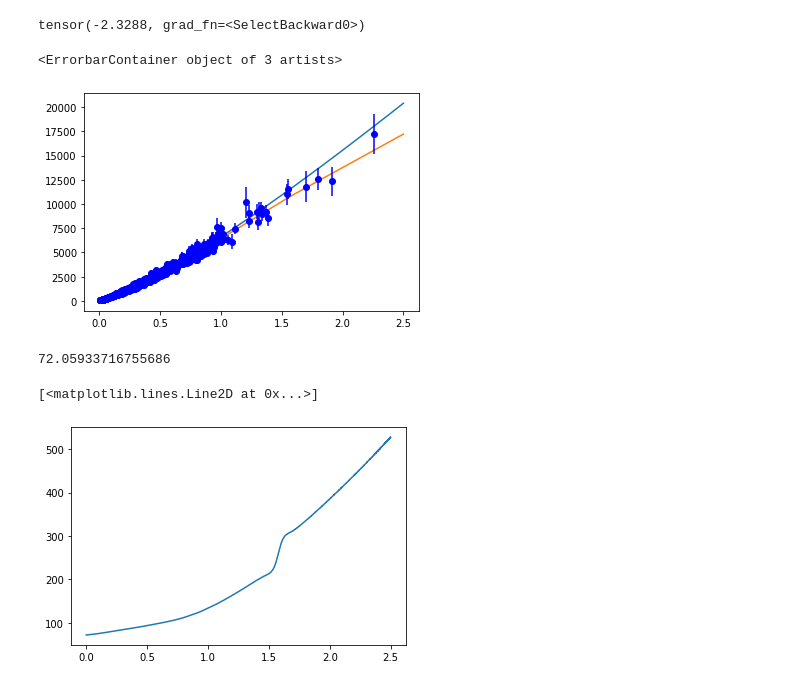
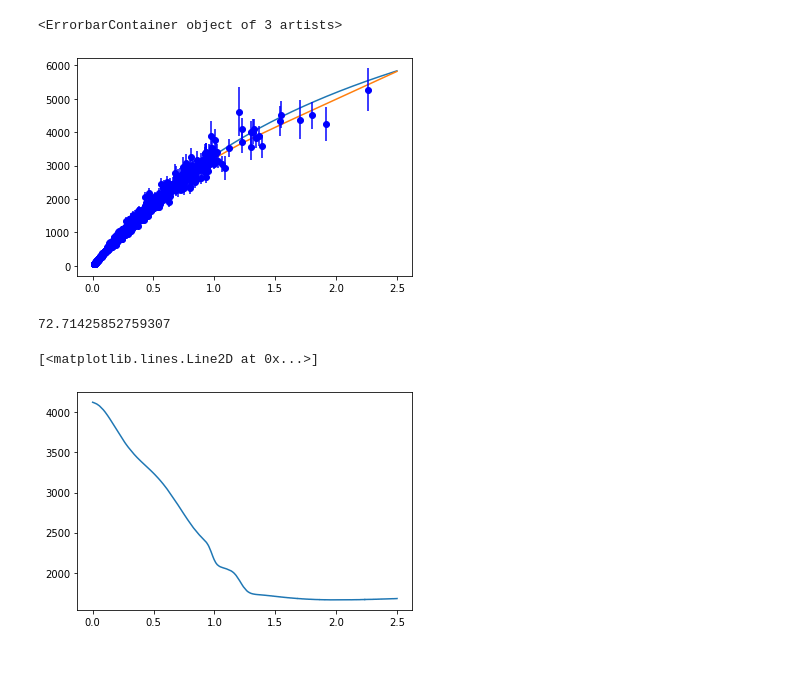
Before and after one commit to Ahmadmehrabi/GLM_Network, a Jupyter notebook: Sn_torch.ipynb, the cells around one changed output. Drawn from its saved outputs; the diff is of its cells as text; code cells hidden in the pictures.

```diff
--- a/Sn_torch.ipynb
+++ b/Sn_torch.ipynb
@@ -92,8 +92,10 @@ def convert_to_Dl(mu,dmu):
 
 Dl_obs , dDl_obs = convert_to_Dl(mu_obs,dmu_obs)
 
+D_obs, dD_obs = Dl_obs/(1+z_obs) , dDl_obs/(1+z_obs)
 
-plt.errorbar(z_obs,Dl_obs,yerr=dDl_obs,fmt='o',lw=1,elinewidth=1.5,color="black")
+
+plt.errorbar(z_obs,Dl_obs/3e3,yerr=dDl_obs/3e3,fmt='o',lw=1,elinewidth=1.5,color="black")
 # %% [output]
 SN data are loaded
 <ErrorbarContainer object of 3 artists>
@@ -101,27 +108,24 @@ SN data are loaded
 # %%
+data = np.c_[z_obs,D_obs,dD_obs]
+
+Activation = torch.nn.SiLU()    #torch.nn.SELU(),#torch.nn.GELU(),#torch.nn.Tanh(),
+
 model = torch.nn.Sequential(
     torch.nn.Linear(1, 10),
-    #torch.nn.SELU(),
-    #torch.nn.GELU(),
-    #torch.nn.Tanh(),
-    torch.nn.SiLU(),
+    Activation,
     torch.nn.Linear(10,10),
-    #torch.nn.SELU(),
-    #torch.nn.GELU(),
-    torch.nn.SiLU(),
-    #torch.nn.Tanh(),
-    #torch.nn.Linear(20,10),
-    #torch.nn.SELU(),
-    #torch.nn.ELU(),
-    #torch.nn.Tanh(),
-    #torch.nn.SiLU(),
+    Activation,
+   # torch.nn.Linear(10,10),
+    #Activation,
     torch.nn.Linear(10,1),
     torch.nn.Flatten(0, 1)
 )
 
-err_y = torch.from_numpy(dDl_obs).float()
+y_train_err = torch.from_numpy(data[:,2]).float()
+y_train = torch.from_numpy(data[:,1]).float()
+
 def loss_fn(y_pred,y):
-    return ((y_pred - y)/err_y).pow(2).sum()
+    return ((y_pred - y)/y_train_err).pow(2).sum()
 # %%
 x = torch.from_numpy(z_obs).float()
 x = torch.reshape(x,(1048,1))
@@ -189,20 +190,19 @@ for t in range(80001):
 # %%
 x_test = torch.linspace(0, 2.5, 4000, device=device, dtype=dtype)
 x_test = torch.reshape(x_test,(4000,1))
-y_th = luminosity_distance(x_test,70,0.3)
+y_th = luminosity_distance(x_test,70,0.3)/(1+x_test[:,0])
 y_test = model(x_test)
 
-print(y_test[0])
+
 plt.plot(x_test,y_th)
 plt.plot(x_test.detach().numpy().reshape(-1,),y_test.detach().numpy())
-plt.errorbar(z_obs,Dl_obs,yerr=dDl_obs,fmt="bo")
+plt.errorbar(z_obs,D_obs,yerr=dD_obs,fmt="bo")
 # %% [output]
-tensor(-2.3288, grad_fn=<SelectBackward0>)
+<ErrorbarContainer object of 3 artists>
-<ErrorbarContainer object of 3 artists>
-[figure, old version]
+[figure, new version]
 # %%
 x_test = np.linspace(0,2.5,4000)
-D_rec = y_test.detach().numpy()/(1+x_test)
+D_rec = (y_test.detach().numpy())
 #D_rec_err = y_test2[:,1]/(1+z_test)
 
 Dp_rec = np.gradient(D_rec,x_test[1]-x_test[0])
@@ -211,11 +211,11 @@ Dp_rec = np.gradient(D_rec,x_test[1]-x_test[0])
 
 print(3e5/Dp_rec[0])
 #plt.plot(z_test,H_t)
-plt.plot(x_test,3e5/Dp_rec)
+plt.plot(x_test,Dp_rec)
 #plt.plot(z_test,3e1/Dp_rec_upp)
 #plt.plot(z_test,3e1/Dp_rec_low)
 #print(3e1/Dp_rec[0])
 # %% [output]
-72.05933716755686
+72.71425852759307
 [<matplotlib.lines.Line2D at 0x...>]
-[figure, old version]
+[figure, new version]
```
Also changed, not shown: parts of 4 cells of this notebook, 9 other files.
